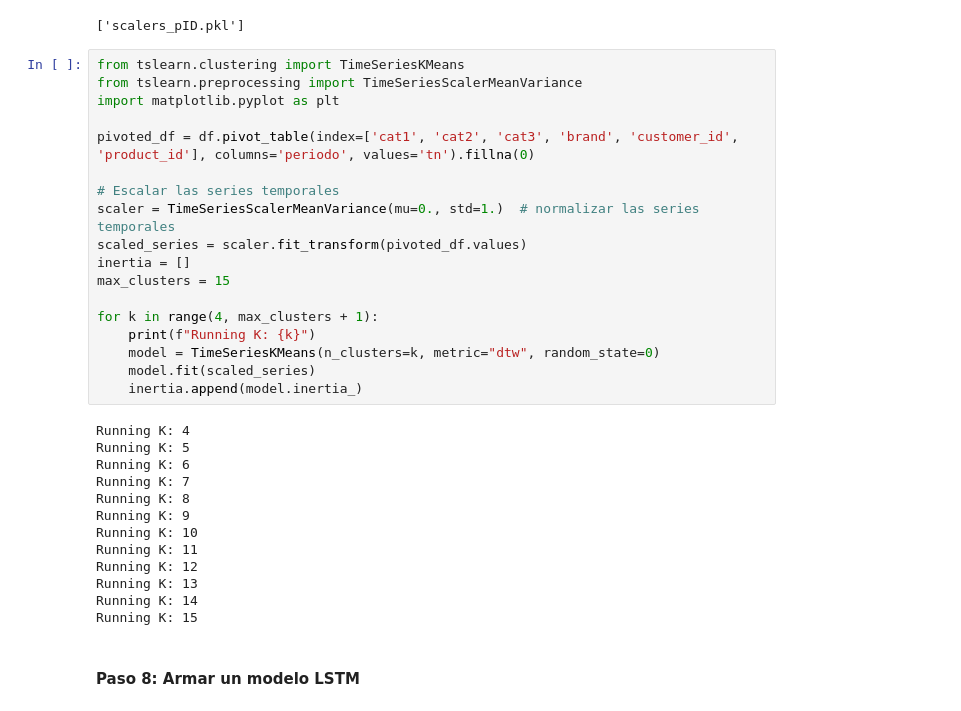
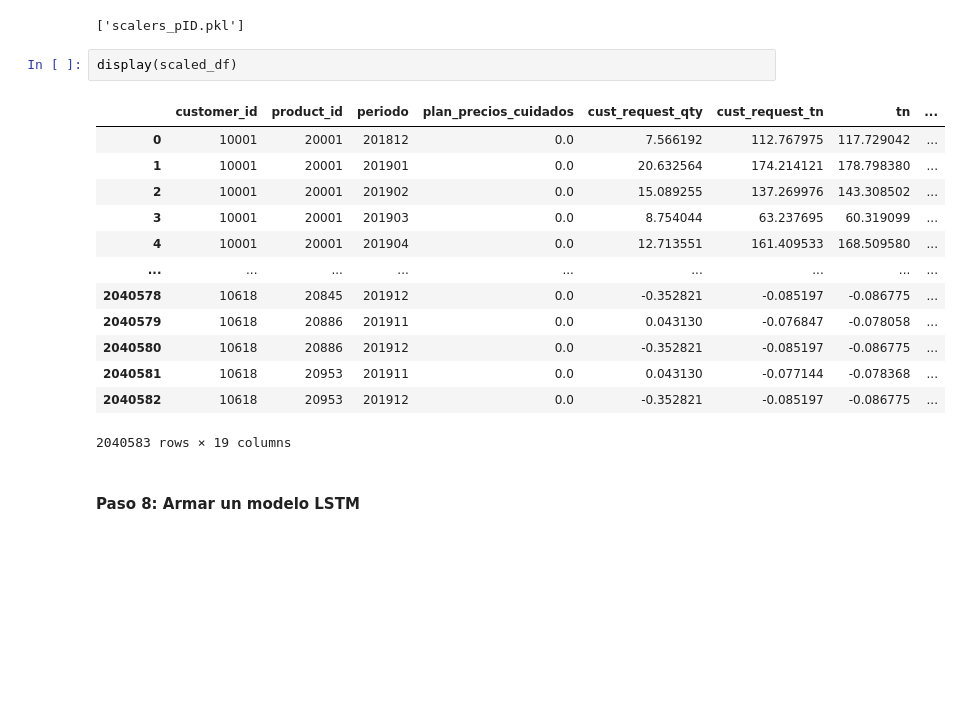
Before and after one commit to marianoMarchetta1/LaboratorioIII, a Jupyter notebook: Models/CategoryGroupClusteringFixed/model_prodID.ipynb, the cells around one changed output. Cells and saved outputs as stored; diff of their text form; blank space fills up the shorter version.

```diff
--- a/Models/CategoryGroupClusteringFixed/model_prodID.ipynb
+++ b/Models/CategoryGroupClusteringFixed/model_prodID.ipynb
@@ -340,37 +340,22 @@ for col in ['cust_request_qty', 'cust_request_tn', 'tn']:
 joblib.dump(scalers, 'scalers_pID.pkl')
 # %% [output]
 ['scalers_pID.pkl']
-# %%
-from tslearn.clustering import TimeSeriesKMeans
-from tslearn.preprocessing import TimeSeriesScalerMeanVariance
-import matplotlib.pyplot as plt
-
-pivoted_df = df.pivot_table(index=['cat1', 'cat2', 'cat3', 'brand', 'customer_id', 'product_id'], columns='periodo', values='tn').fillna(0)
-
-# Escalar las series temporales
-scaler = TimeSeriesScalerMeanVariance(mu=0., std=1.)  # normalizar las series temporales
-scaled_series = scaler.fit_transform(pivoted_df.values)
-inertia = []
-max_clusters = 15
-
-for k in range(4, max_clusters + 1):
-    print(f"Running K: {k}")
-    model = TimeSeriesKMeans(n_clusters=k, metric="dtw", random_state=0)
-    model.fit(scaled_series)
-    inertia.append(model.inertia_)
-# %% [output]
-Running K: 4
-Running K: 5
-Running K: 6
-Running K: 7
-Running K: 8
-Running K: 9
-Running K: 10
-Running K: 11
-Running K: 12
-Running K: 13
-Running K: 14
-Running K: 15
+# %%
+display(scaled_df)
+# %% [output]
+|  | customer_id | product_id | periodo | plan_precios_cuidados | cust_request_qty | cust_request_tn | tn | ... |
+| 0 | 10001 | 20001 | 201812 | 0.0 | 7.566192 | 112.767975 | 117.729042 | ... |
+| 1 | 10001 | 20001 | 201901 | 0.0 | 20.632564 | 174.214121 | 178.798380 | ... |
+| 2 | 10001 | 20001 | 201902 | 0.0 | 15.089255 | 137.269976 | 143.308502 | ... |
+| 3 | 10001 | 20001 | 201903 | 0.0 | 8.754044 | 63.237695 | 60.319099 | ... |
+| 4 | 10001 | 20001 | 201904 | 0.0 | 12.713551 | 161.409533 | 168.509580 | ... |
+| ... | ... | ... | ... | ... | ... | ... | ... | ... |
+| 2040578 | 10618 | 20845 | 201912 | 0.0 | -0.352821 | -0.085197 | -0.086775 | ... |
+| 2040579 | 10618 | 20886 | 201911 | 0.0 | 0.043130 | -0.076847 | -0.078058 | ... |
+| 2040580 | 10618 | 20886 | 201912 | 0.0 | -0.352821 | -0.085197 | -0.086775 | ... |
+| 2040581 | 10618 | 20953 | 201911 | 0.0 | 0.043130 | -0.077144 | -0.078368 | ... |
+| 2040582 | 10618 | 20953 | 201912 | 0.0 | -0.352821 | -0.085197 | -0.086775 | ... |
+2040583 rows × 19 columns
 # %% [markdown]
 #### Paso 8: Armar un modelo LSTM
 # %%
```
Also changed, not shown: parts of 2 cells of this notebook.
